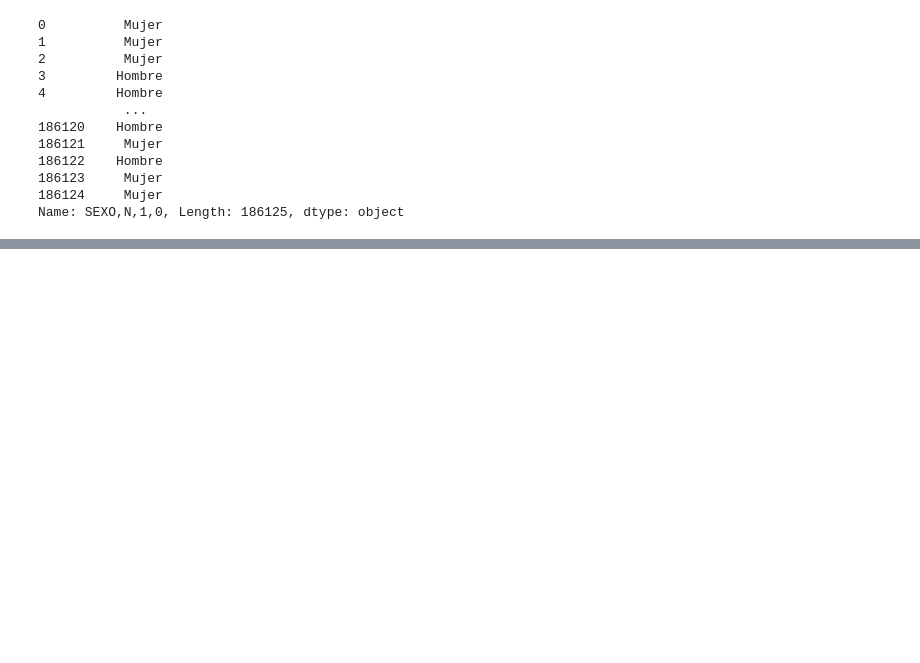
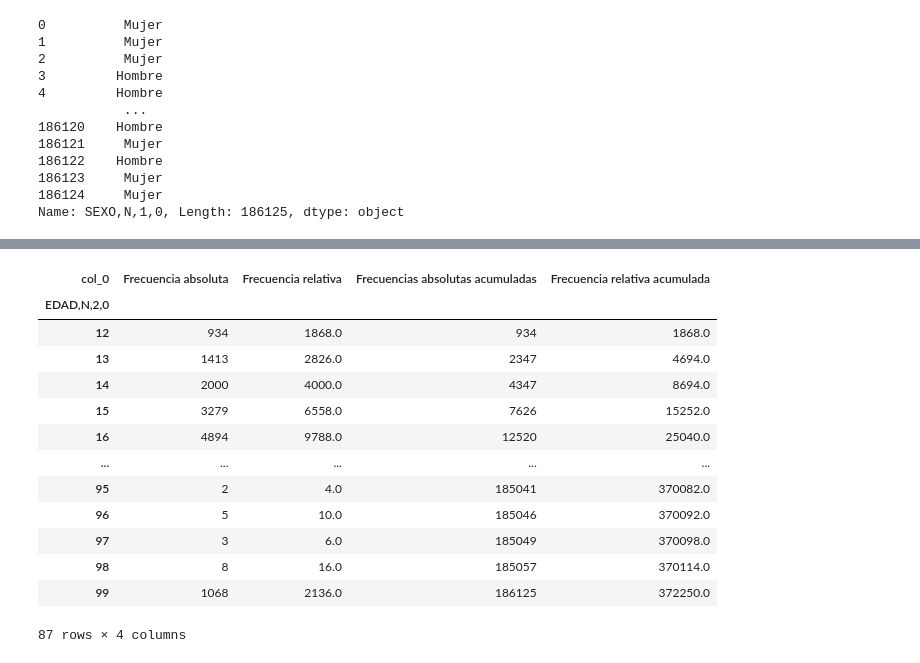
Before and after one commit to BrandonIslas/Proyecto1_Mineria_Datos, a Jupyter notebook: Reporte_Limpieza-Copy1.ipynb, the cells around one changed output, grey strips where cells are left out. Drawn from its saved outputs; the diff is of its cells as text; code cells hidden in the pictures; blank space fills up the shorter version.

Commit message:
Tablas de frecuencia acumulada

```diff
--- a/Reporte_Limpieza-Copy1.ipynb
+++ b/Reporte_Limpieza-Copy1.ipynb
@@ -51,0 +74,6 @@ Name: SEXO,N,1,0, Length: 186125, dtype: object
+# %%
+#Tabla de frecuencias absolutas
+#Obtenes las frecuencias absolutas de cada clase
+datafi = pd.crosstab(index=dataframe_seleccion["EDAD,N,2,0"], columns = "Frecuencia absoluta")
+dat=datafi
+dat
@@ -51,0 +95,7 @@ Name: SEXO,N,1,0, Length: 186125, dtype: object
+# %%
+#Tabbla de frecuencia relativa
+datahi = 100 * dat["Frecuencia absoluta"] / 50
+datahi = datahi.values
+#Agregamos nueva columna de frecuentas relativas
+dat["Frecuencia relativa"] = datahi
+dat
@@ -51,0 +117,16 @@ Name: SEXO,N,1,0, Length: 186125, dtype: object
+# %%
+#Obtenemos las frecuencias absolutas acumuladas
+#Sacamos una lista de los valores donde obtendremos la FI
+Fi = dat["Frecuencia absoluta"].values
+
+#Recorremos la lista para ir creando una nueva lista con las sumas
+#Obtener la frecuencia absoluta acumulada
+a = []
+b = 0
+for c in Fi:
+    b = c + b
+    a.append(b)
+
+#Agregamos la nueva columna Fi al Dataframe dat
+dat["Frecuencias absolutas acumuladas"] = a
+dat
@@ -51,0 +148,29 @@ Name: SEXO,N,1,0, Length: 186125, dtype: object
+# %%
+#Recorremos lista para obtener la frecuencia relativa acumulada
+Hi = dat["Frecuencia relativa"].values
+#Obtenemos Hi
+a = []
+b = 0
+for c in Hi:
+    b = c + b
+    a.append(b)
+
+#Agregamos la nueva columna Hi al Dataframe
+dat["Frecuencia relativa acumulada"] = a
+
+dat
+# %% [output]
+| col_0 | Frecuencia absoluta | Frecuencia relativa | Frecuencias absolutas acumuladas | Frecuencia relativa acumulada |
+| EDAD,N,2,0 |  |  |  |  |
+| 12 | 934 | 1868.0 | 934 | 1868.0 |
+| 13 | 1413 | 2826.0 | 2347 | 4694.0 |
+| 14 | 2000 | 4000.0 | 4347 | 8694.0 |
+| 15 | 3279 | 6558.0 | 7626 | 15252.0 |
+| 16 | 4894 | 9788.0 | 12520 | 25040.0 |
+| ... | ... | ... | ... | ... |
+| 95 | 2 | 4.0 | 185041 | 370082.0 |
+| 96 | 5 | 10.0 | 185046 | 370092.0 |
+| 97 | 3 | 6.0 | 185049 | 370098.0 |
+| 98 | 8 | 16.0 | 185057 | 370114.0 |
+| 99 | 1068 | 2136.0 | 186125 | 372250.0 |
+87 rows × 4 columns
```
Also changed, not shown: parts of 6 cells of this notebook.
